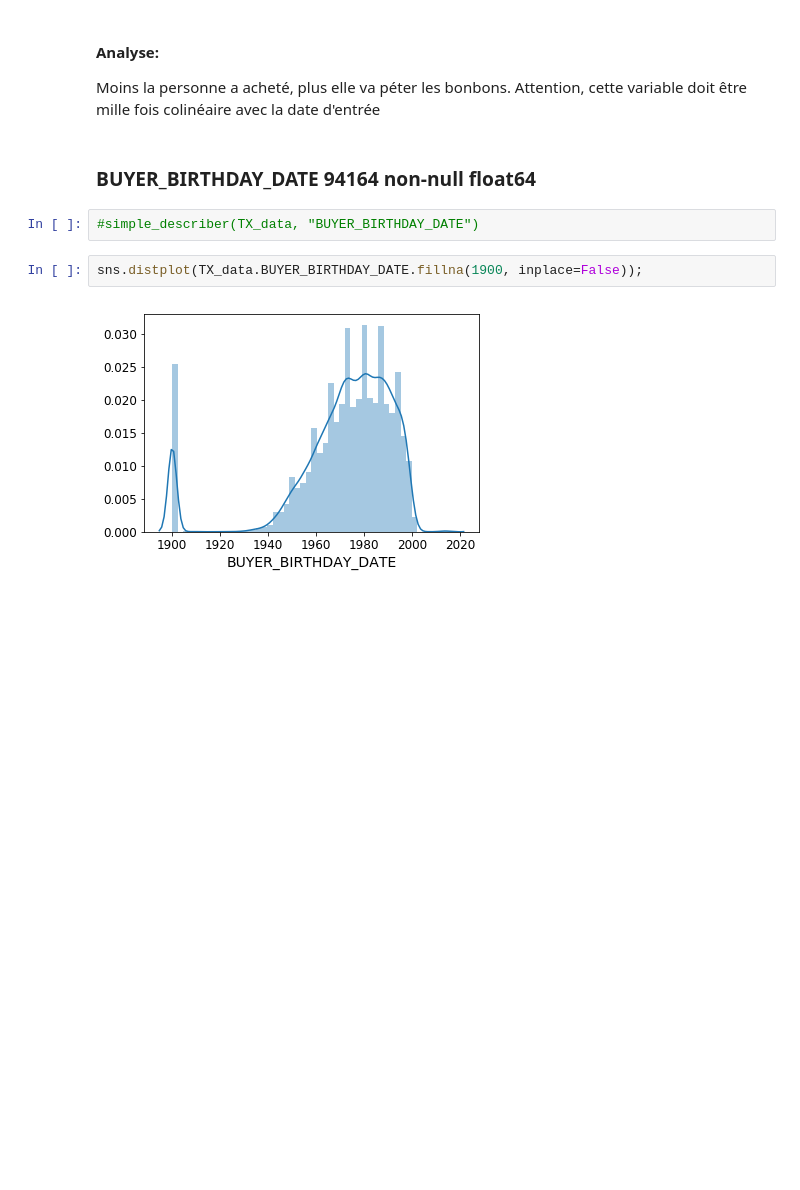
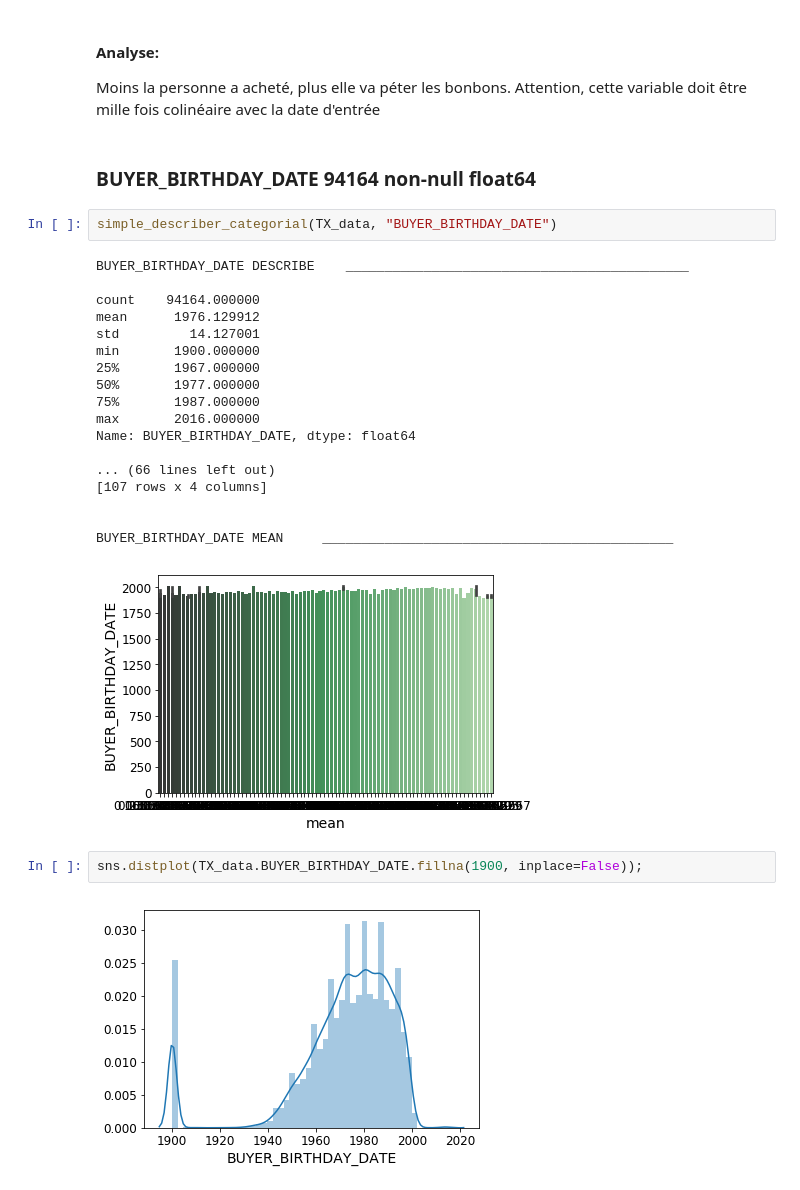
Before and after one commit to mlabarrere/Prediction-of-transaction-claims-status, a Jupyter notebook: Notebook 0 Data_Analysis.ipynb, the cells around one changed output. Drawn from its saved outputs; the diff is of its cells as text; blank space fills up the shorter version.

```diff
--- a/Notebook 0 Data_Analysis.ipynb
+++ b/Notebook 0 Data_Analysis.ipynb
@@ -467,7 +468,26 @@ Moins la personne a acheté, plus elle va péter les bonbons. Attention, cette v
 # %% [markdown]
 ### BUYER_BIRTHDAY_DATE     94164 non-null float64
 # %%
-#simple_describer(TX_data, "BUYER_BIRTHDAY_DATE")
+simple_describer_categorial(TX_data, "BUYER_BIRTHDAY_DATE")
+# %% [output]
+BUYER_BIRTHDAY_DATE DESCRIBE    ____________________________________________
+
+count    94164.000000
+mean      1976.129912
+std         14.127001
+min       1900.000000
+25%       1967.000000
+50%       1977.000000
+75%       1987.000000
+max       2016.000000
+Name: BUYER_BIRTHDAY_DATE, dtype: float64
+
+... (66 lines left out)
+[107 rows x 4 columns]
+
+
+BUYER_BIRTHDAY_DATE MEAN     _____________________________________________
+[figure, added]
 # %%
 sns.distplot(TX_data.BUYER_BIRTHDAY_DATE.fillna(1900, inplace=False));
 # %% [output]
```
Also changed, not shown: parts of 12 cells of this notebook, 20 other files.
